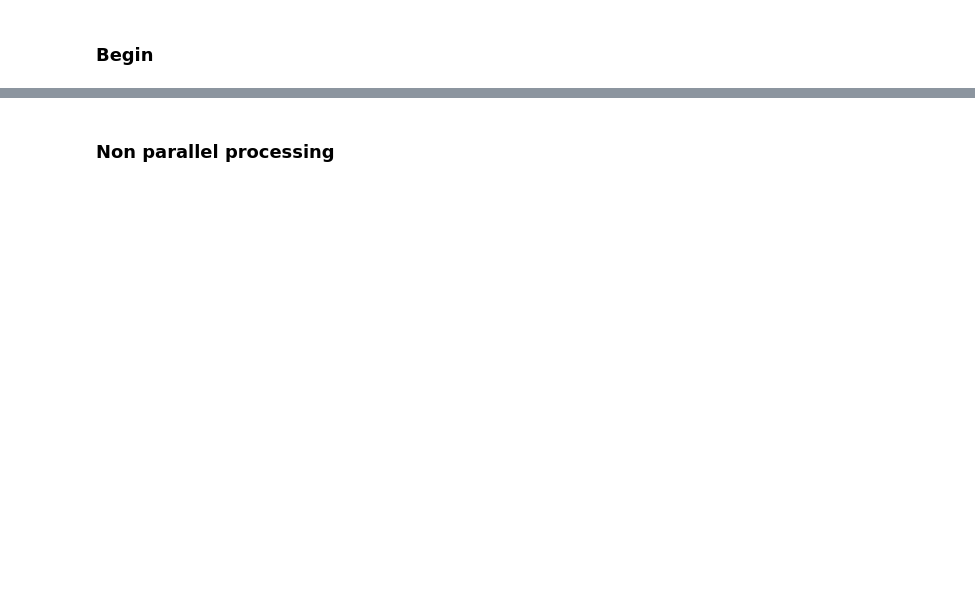
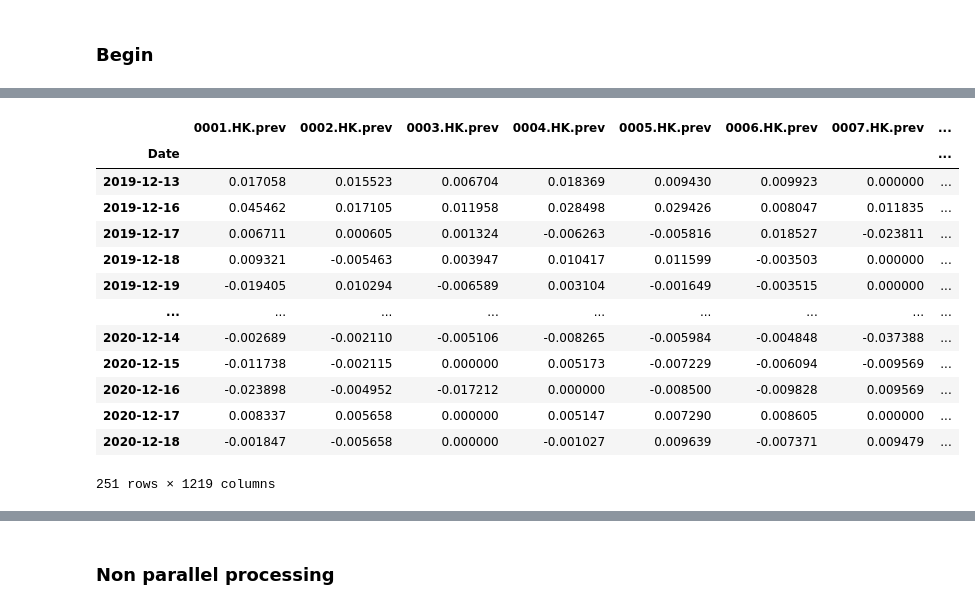
Before and after one commit to winglokhouse/slack-trading, a Jupyter notebook: regression-modified-AWS-S3-support.ipynb, the cells around one changed output, grey strips where cells are left out. Drawn from its saved outputs; the diff is of its cells as text; code cells hidden in the pictures; blank space fills up the shorter version.

```diff
--- a/regression-modified-AWS-S3-support.ipynb
+++ b/regression-modified-AWS-S3-support.ipynb
@@ -67,4 +55,3 @@ new_col = ['{}.prev'.format(c) for c in stocks_prev]
 prevday_returns.columns = new_col
 #
 comb_df = pd.concat([prevday_returns, today_returns], axis=1)
-comb_df.dropna(inplace=True)
@@ -70,0 +60,19 @@ comb_df.dropna(inplace=True)
+# %%
+prev_col = [x for x in comb_df.columns.to_list() if '.prev' in x]
+# %%
+comb_df[prev_col].dropna(axis=0, how='all')
+# %% [output]
+|  | 0001.HK.prev | 0002.HK.prev | 0003.HK.prev | 0004.HK.prev | 0005.HK.prev | 0006.HK.prev | 0007.HK.prev | ... |
+| Date |  |  |  |  |  |  |  | ... |
+| 2019-12-13 | 0.017058 | 0.015523 | 0.006704 | 0.018369 | 0.009430 | 0.009923 | 0.000000 | ... |
+| 2019-12-16 | 0.045462 | 0.017105 | 0.011958 | 0.028498 | 0.029426 | 0.008047 | 0.011835 | ... |
+| 2019-12-17 | 0.006711 | 0.000605 | 0.001324 | -0.006263 | -0.005816 | 0.018527 | -0.023811 | ... |
+| 2019-12-18 | 0.009321 | -0.005463 | 0.003947 | 0.010417 | 0.011599 | -0.003503 | 0.000000 | ... |
+| 2019-12-19 | -0.019405 | 0.010294 | -0.006589 | 0.003104 | -0.001649 | -0.003515 | 0.000000 | ... |
+| ... | ... | ... | ... | ... | ... | ... | ... | ... |
+| 2020-12-14 | -0.002689 | -0.002110 | -0.005106 | -0.008265 | -0.005984 | -0.004848 | -0.037388 | ... |
+| 2020-12-15 | -0.011738 | -0.002115 | 0.000000 | 0.005173 | -0.007229 | -0.006094 | -0.009569 | ... |
+| 2020-12-16 | -0.023898 | -0.004952 | -0.017212 | 0.000000 | -0.008500 | -0.009828 | 0.009569 | ... |
+| 2020-12-17 | 0.008337 | 0.005658 | 0.000000 | 0.005147 | 0.007290 | 0.008605 | 0.000000 | ... |
+| 2020-12-18 | -0.001847 | -0.005658 | 0.000000 | -0.001027 | 0.009639 | -0.007371 | 0.009479 | ... |
+251 rows × 1219 columns
```
Also changed, not shown: parts of 15 cells of this notebook, 1 other file.
